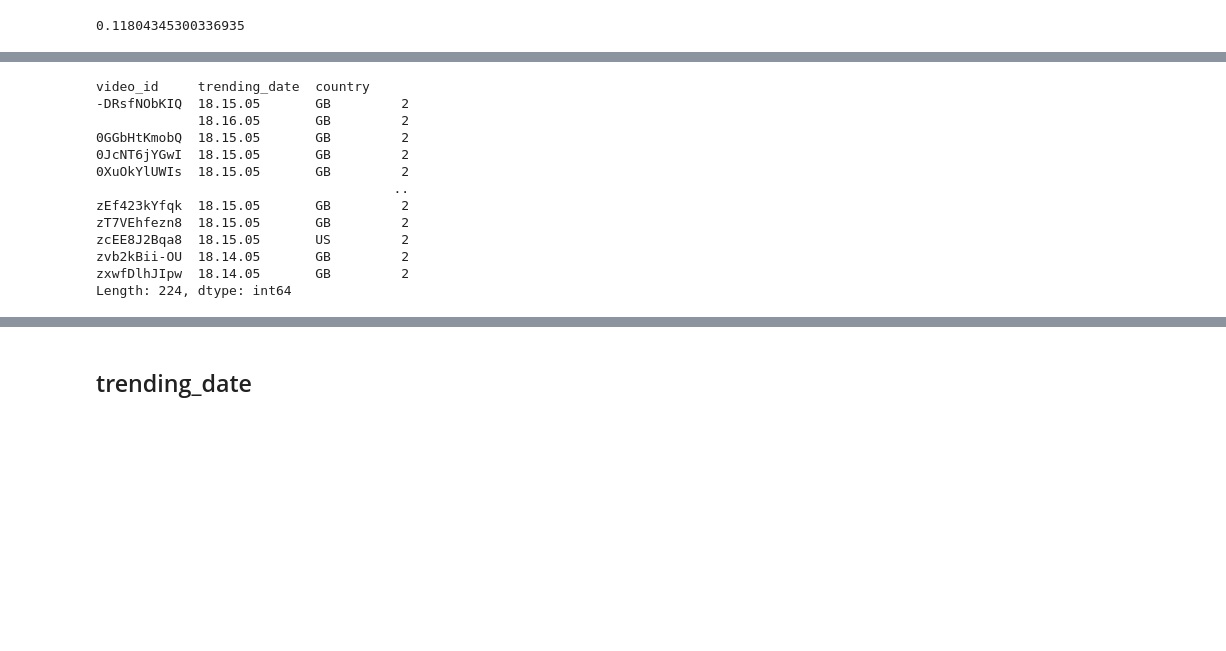
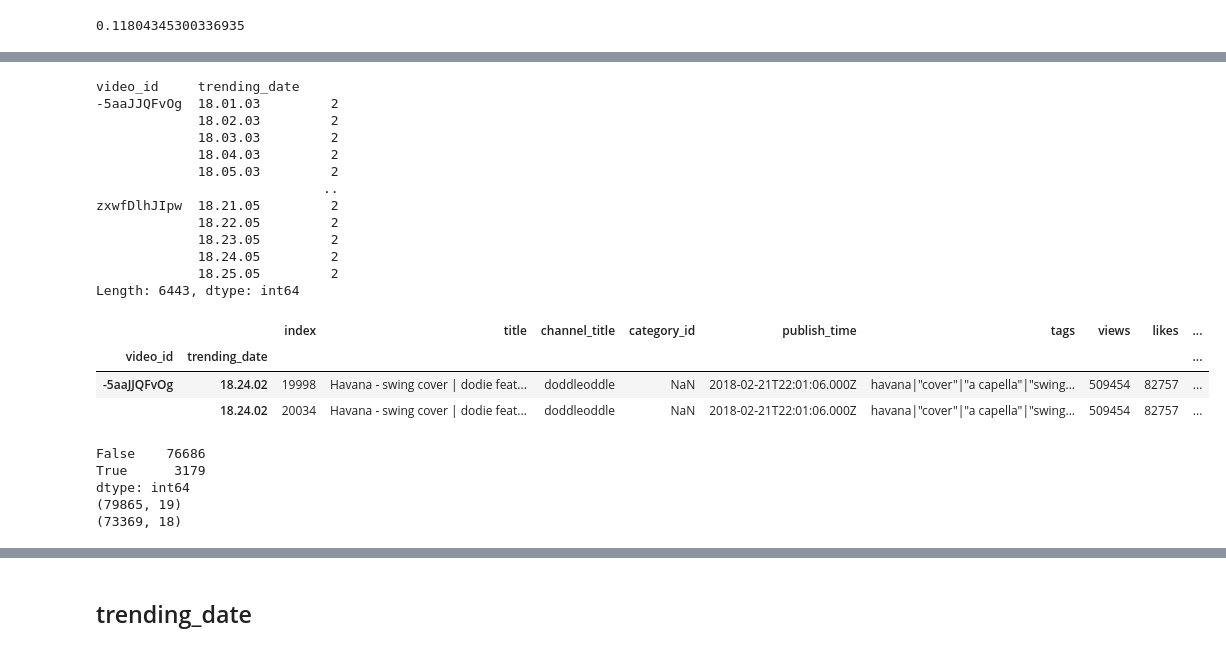
Before and after one commit to hejmsdz/youtube-trending-prediction, a Jupyter notebook: notebooks/00_exploratory_analysis.ipynb, the cells around one changed output, grey strips where cells are left out. Drawn from its saved outputs; the diff is of its cells as text; code cells hidden in the pictures; blank space fills up the shorter version.

```diff
--- a/notebooks/00_exploratory_analysis.ipynb
+++ b/notebooks/00_exploratory_analysis.ipynb
@@ -210,20 +220,20 @@ vids[vids['video_id'] == 'j4KvrAUjn6c']
 # nevertheless, some (video_id, trending_date) pairs are duplicated
 # is it frequent?
 
-scope = ['video_id', 'trending_date', 'country']
+scope = ['video_id', 'trending_date']
 counts = vids.groupby(scope).size()
 counts[counts > 1]
 # %% [output]
-video_id     trending_date  country
--DRsfNObKIQ  18.15.05       GB         2
-             18.16.05       GB         2
-0GGbHtKmobQ  18.15.05       GB         2
-0JcNT6jYGwI  18.15.05       GB         2
-0XuOkYlUWIs  18.15.05       GB         2
-                                      ..
-zEf423kYfqk  18.15.05       GB         2
-zT7VEhfezn8  18.15.05       GB         2
-zcEE8J2Bqa8  18.15.05       US         2
-zvb2kBii-OU  18.14.05       GB         2
-zxwfDlhJIpw  18.14.05       GB         2
-Length: 224, dtype: int64
+video_id     trending_date
+-5aaJJQFvOg  18.01.03         2
+             18.02.03         2
+             18.03.03         2
+             18.04.03         2
+             18.05.03         2
+                             ..
+zxwfDlhJIpw  18.21.05         2
+             18.22.05         2
+             18.23.05         2
+             18.24.05         2
+             18.25.05         2
+Length: 6443, dtype: int64
@@ -231,0 +240,36 @@ vids.drop_duplicates(scope, inplace=True)
+# %%
+# some videos appears both in GB and US at the same time
+
+vids.groupby(scope)\
+    .head()\
+    .reset_index()\
+    .set_index(['video_id', 'trending_date'])\
+    .loc['-5aaJJQFvOg', '18.24.02']
+# %% [output]
+|  |  | index | title | channel_title | category_id | publish_time | tags | views | likes | ... |
+| video_id | trending_date |  |  |  |  |  |  |  |  | ... |
+| -5aaJJQFvOg | 18.24.02 | 19998 | Havana - swing cover | dodie feat... | doddleoddle | NaN | 2018-02-21T22:01:06.000Z | havana|"cover"|"a capella"|"swing... | 509454 | 82757 | ... |
+|  | 18.24.02 | 20034 | Havana - swing cover | dodie feat... | doddleoddle | NaN | 2018-02-21T22:01:06.000Z | havana|"cover"|"a capella"|"swing... | 509454 | 82757 | ... |
+# %%
+duplicates = vids.duplicated(vids.columns[:-2], keep=False)
+print(duplicates.value_counts(dropna=False))
+vids['duplicate'] = duplicates
+
+def markCountries(x):
+    if x['duplicate']:
+        x['is_GB'] = True
+        x['is_US'] = True
+    return x
+
+vids = vids.apply(markCountries, axis=1)
+print(vids.shape)
+
+vids.drop_duplicates(scope, inplace=True)
+vids.drop(columns=['duplicate'], inplace=True)
+print(vids.shape)
+# %% [output]
+False    76686
+True      3179
+dtype: int64
+(79865, 19)
+(73369, 18)
```
Also changed, not shown: parts of 17 cells of this notebook.
